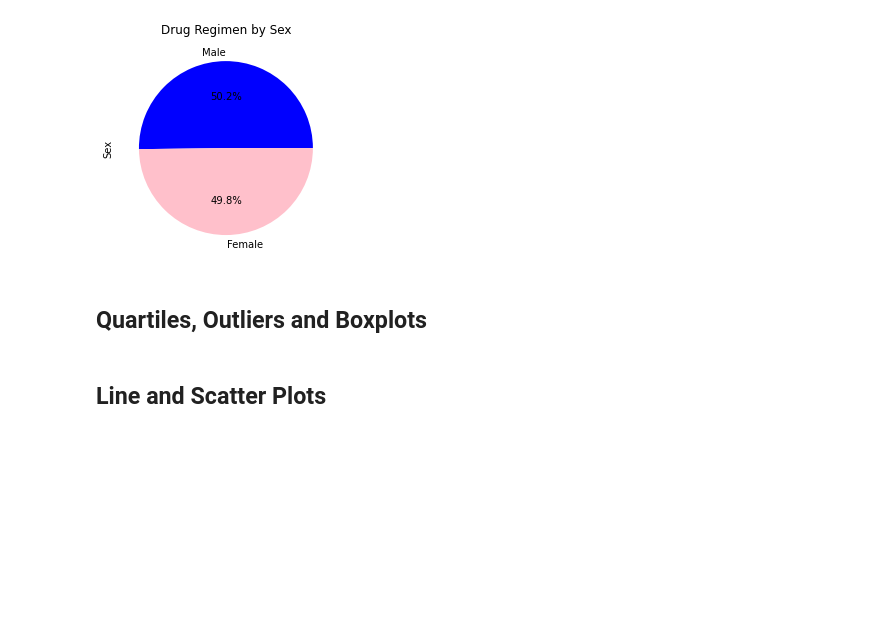
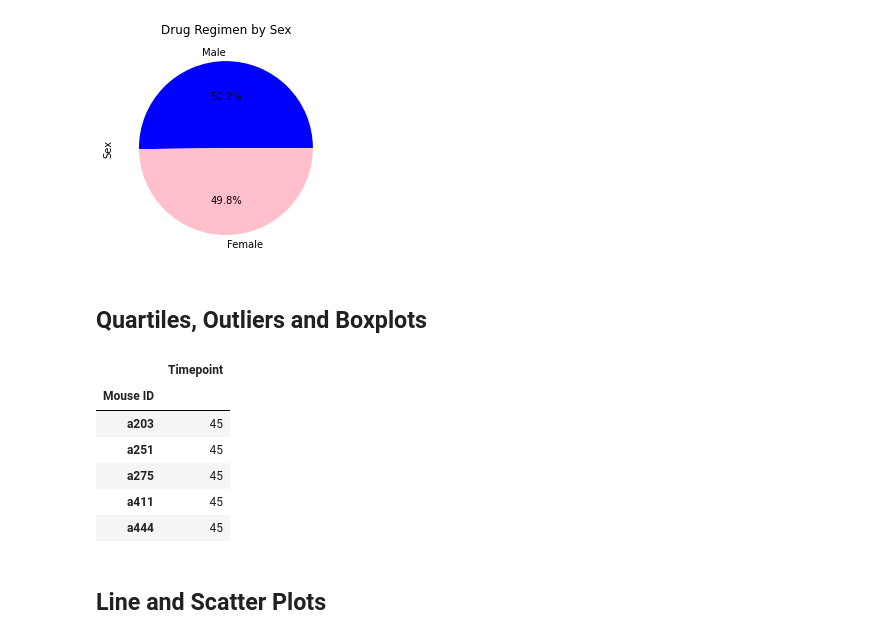
Before and after one commit to ClovisL/Analyzing-tumor-development, a Jupyter notebook: Pymaceuticals/pymaceuticals_starter.ipynb, the cells around one changed output. Drawn from its saved outputs; the diff is of its cells as text; code cells hidden in the pictures; blank space fills up the shorter version.

Commit message:
Outliers started

```diff
--- a/Pymaceuticals/pymaceuticals_starter.ipynb
+++ b/Pymaceuticals/pymaceuticals_starter.ipynb
@@ -185,7 +185,7 @@ mice_by_drug_df = mice_by_drug_df.reset_index()
 mouse_count = mice_by_drug_df["Mouse ID"]
 
 # Drop duplicates
-study_data = study_data.drop_duplicates("Mouse ID")
+study_data_mice = study_data.drop_duplicates("Mouse ID")
 
 # List of unique drug regimens
 drug_regimens = mice_by_drug_df["Drug Regimen"].unique()
@@ -194,7 +194,7 @@ drug_regimens = mice_by_drug_df["Drug Regimen"].unique()
 x_axis = np.arange(mice_by_drug_df["Drug Regimen"].nunique())
 tick_locations = [value for value in x_axis]
 
-study_data
+study_data_mice
 # %% [output]
 |  | Mouse ID | Timepoint | Tumor Volume (mm3) | Metastatic Sites | Drug Regimen | Sex | Age_months | ... |
 | 0 | b128 | 0 | 45.0 | 0 | Capomulin | Female | 9 | ... |
@@ -252,4 +252,36 @@ plt.show()
 [figure]
 # %% [markdown]
 ## Quartiles, Outliers and Boxplots
+# %%
+# Calculate the final tumor volume of each mouse across four of the treatment regimens:
+# Capomulin, Ramicane, Infubinol, and Ceftamin
+
+# set drug regimen as index and drop associated regimens while only keeping Capomulin, Ramicane, Infubinol, and Ceftamin
+four_drug_regimens = study_data.set_index("Drug Regimen")
+four_drug_regimens = four_drug_regimens[four_drug_regimens.index.isin(["Capomulin", "Ramicane", "Infubinol", "Ceftamin"])]
+
+# isolated view of just capomulin for later use
+capomulin_only = four_drug_regimens[four_drug_regimens.index == "Capomulin"]
+
+# Reset index so drug regimen column persists after inner merge
+four_drug_regimens = four_drug_regimens.reset_index()
+
+# get mouse count per drug
+mouse_count_per_drug_group = four_drug_regimens.groupby(["Drug Regimen"])["Mouse ID"].count()
+mouse_count_per_drug_df = pd.DataFrame(mouse_count_per_drug_group)
+mouse_count_per_drug_df = mouse_count_per_drug_df.rename(columns={"Mouse ID": "Mouse Count"})
+
+# Start by getting the last (greatest) timepoint for each mouse
+mice_by_timepoint_group = four_drug_regimens.groupby(["Mouse ID"])["Timepoint"].max()
+mice_by_timepoint_df = pd.DataFrame(mice_by_timepoint_group)
+
+mice_by_timepoint_df.head()
+# %% [output]
+|  | Timepoint |
+| Mouse ID |  |
+| a203 | 45 |
+| a251 | 45 |
+| a275 | 45 |
+| a411 | 45 |
+| a444 | 45 |
 # %%
```
Also changed, not shown: parts of 3 cells of this notebook.
